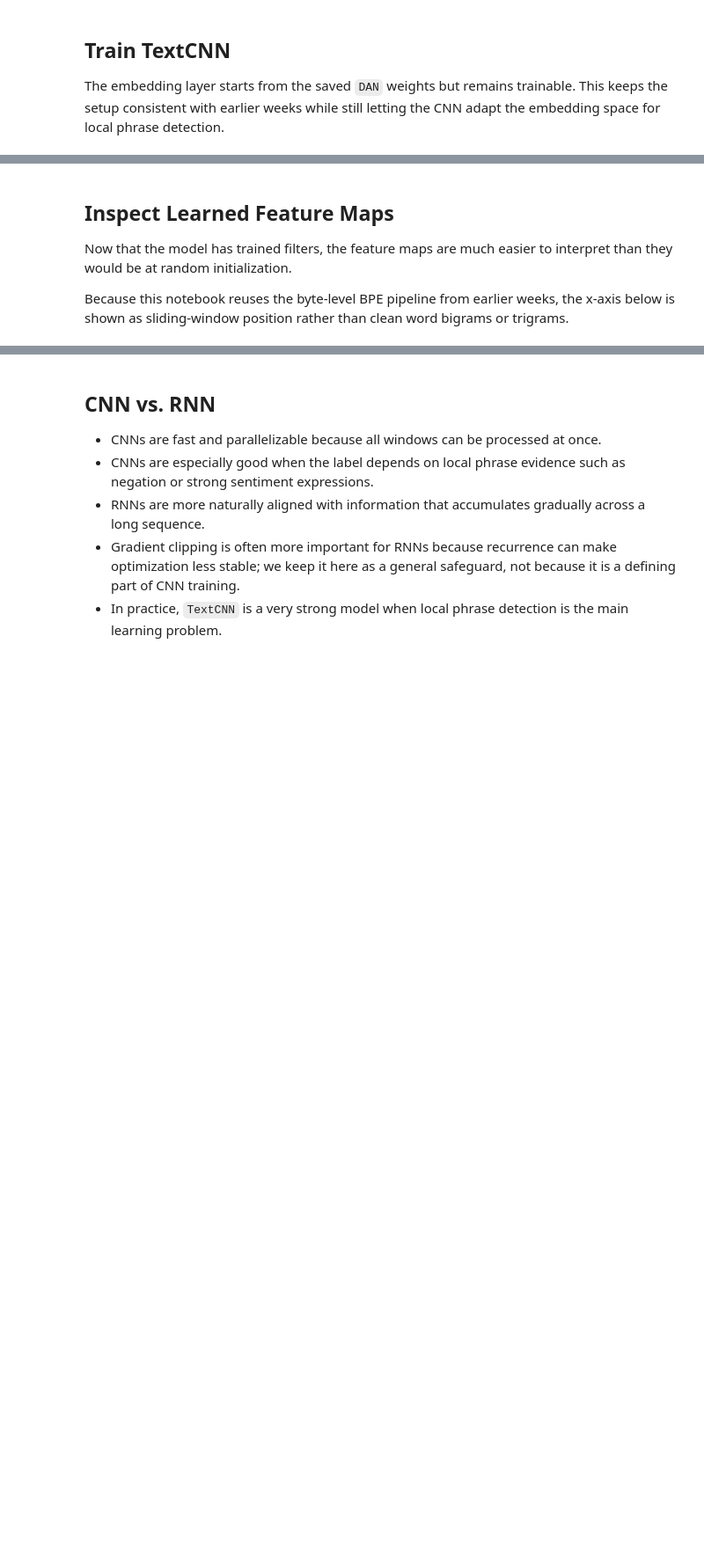
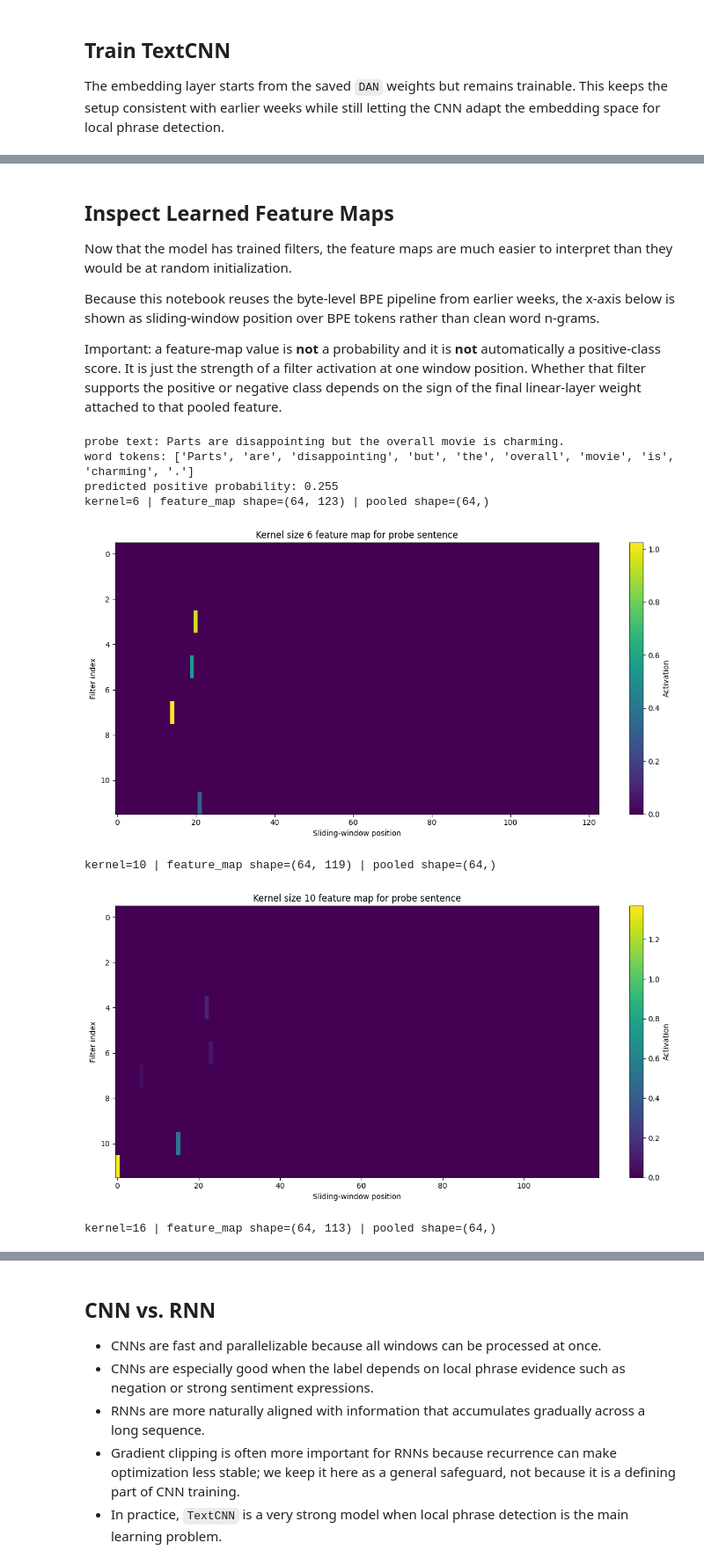
Before and after one commit to mdossett204/AI-maths-foundations, a Jupyter notebook: NLP-learning-notebooks/week5-CNN-for-text/Week_5_cnn_for_text.ipynb, the cells around one changed output, grey strips where cells are left out. Shown at 88% size. Saved outputs shown, nothing was run; the diff lists cells and outputs as text; code cells hidden in the pictures; blank space fills up the shorter version.

```diff
--- a/NLP-learning-notebooks/week5-CNN-for-text/Week_5_cnn_for_text.ipynb
+++ b/NLP-learning-notebooks/week5-CNN-for-text/Week_5_cnn_for_text.ipynb
@@ -277,35 +400,46 @@ for group_name, text, label, prob, pred in zip(all_groups, all_sentences, all_la
 ## Inspect Learned Feature Maps
 Now that the model has trained filters, the feature maps are much easier to interpret than they would be at random initialization.
 
-Because this notebook reuses the byte-level BPE pipeline from earlier weeks, the x-axis below is shown as sliding-window position rather than clean word bigrams or trigrams.
+Because this notebook reuses the byte-level BPE pipeline from earlier weeks, the x-axis below is shown as sliding-window position over BPE tokens rather than clean word n-grams.
+
+Important: a feature-map value is **not** a probability and it is **not** automatically a positive-class score. It is just the strength of a filter activation at one window position. Whether that filter supports the positive or negative class depends on the sign of the final linear-layer weight attached to that pooled feature.
 # %%
-probe_text = "The ending is absolutely wonderful even if the opening is weak."
+probe_text = "Parts are disappointing but the overall movie is charming."
 probe_ids, probe_masks = bpe_batch_encode(
     sentences=[probe_text],
     bpe_merges=bpe_merges,
     bpe_vocab=bpe_vocab,
     max_seq=max_seq,
     pad_token=pad_token,
 )
 probe_ids = probe_ids.to(device)
 probe_masks = probe_masks.to(device)
 
 best_model.eval()
 with torch.no_grad():
     feature_maps, sentence_features = best_model.extract_feature_maps(probe_ids, probe_masks)
     prob = torch.sigmoid(best_model(probe_ids, probe_masks)).item()
 
 print(f"probe text: {probe_text}")
 print(f"word tokens: {word_tokenizer(probe_text)}")
 print(f"predicted positive probability: {prob:.3f}")
 
 for kernel_size, payload in feature_maps.items():
     activations = payload["activations"][0]
     pooled = payload["pooled"][0]
     print(f"kernel={kernel_size} | feature_map shape={tuple(activations.shape)} | pooled shape={tuple(pooled.shape)}")
     plot_feature_map_heatmap(
         activations,
         kernel_size=kernel_size,
         title=f"Kernel size {kernel_size} feature map for probe sentence",
         max_filters=12,
     )
+# %% [output]
+probe text: Parts are disappointing but the overall movie is charming.
+word tokens: ['Parts', 'are', 'disappointing', 'but', 'the', 'overall', 'movie', 'is', 'charming', '.']
+predicted positive probability: 0.255
+kernel=6 | feature_map shape=(64, 123) | pooled shape=(64,)
+[figure, added]
+kernel=10 | feature_map shape=(64, 119) | pooled shape=(64,)
+[figure, added]
+kernel=16 | feature_map shape=(64, 113) | pooled shape=(64,)
```
Also changed, not shown: parts of 22 cells of this notebook, 1 other file.
